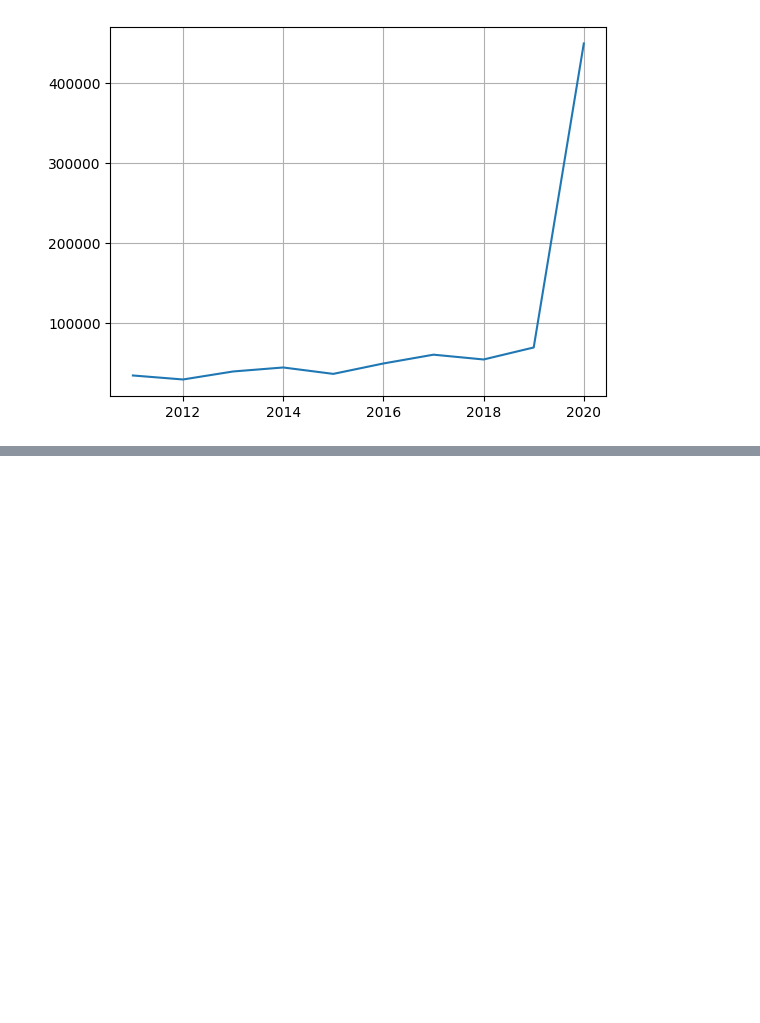
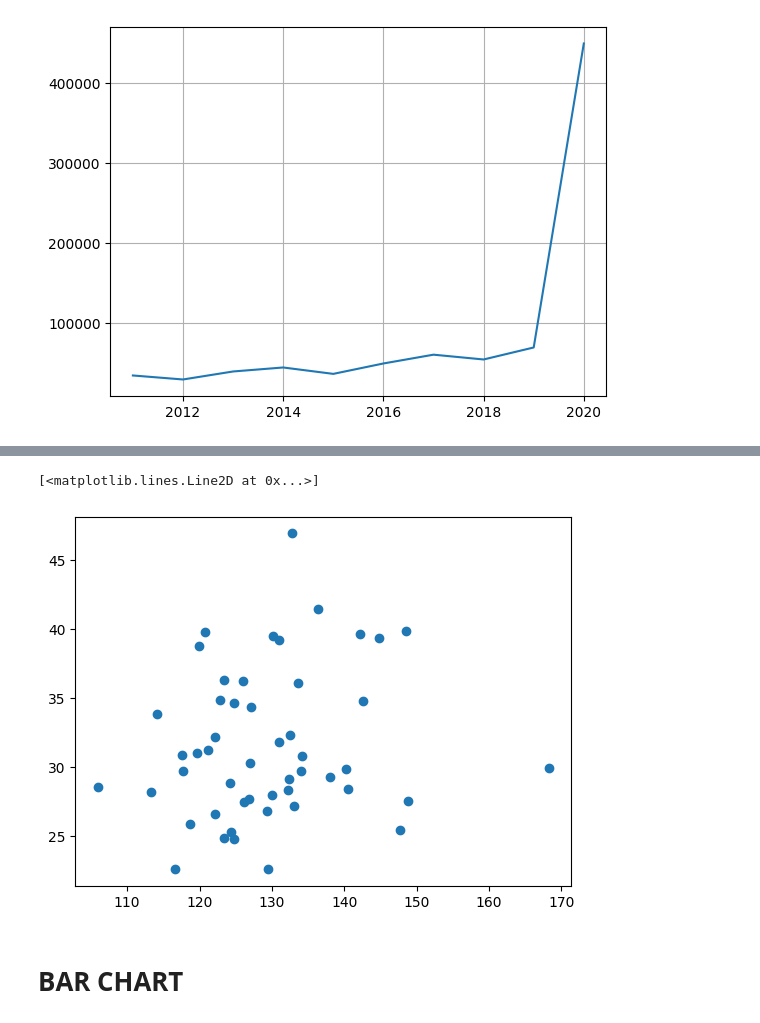
Before and after one commit to Rohit8022/AI-internship-training, a Jupyter notebook: Matplotlib.ipynb, the cells around one changed output, grey strips where cells are left out. Drawn from its saved outputs; the diff is of its cells as text; code cells hidden in the pictures; blank space fills up the shorter version.

```diff
--- a/Matplotlib.ipynb
+++ b/Matplotlib.ipynb
@@ -58,0 +87,9 @@ plt.grid() #to see the pts clearly properly
+# %%
+# Another way of making scatter plot
+plt.plot(batter['strike_rate'],batter['avg'],'o')# size of marker can not ne changed in this
+# faster then plt.scatter()
+# %% [output]
+[<matplotlib.lines.Line2D at 0x...>]
+[figure, added]
+# %% [markdown]
+# BAR CHART
```
Also changed, not shown: parts of 5 cells of this notebook, 1 other file.
